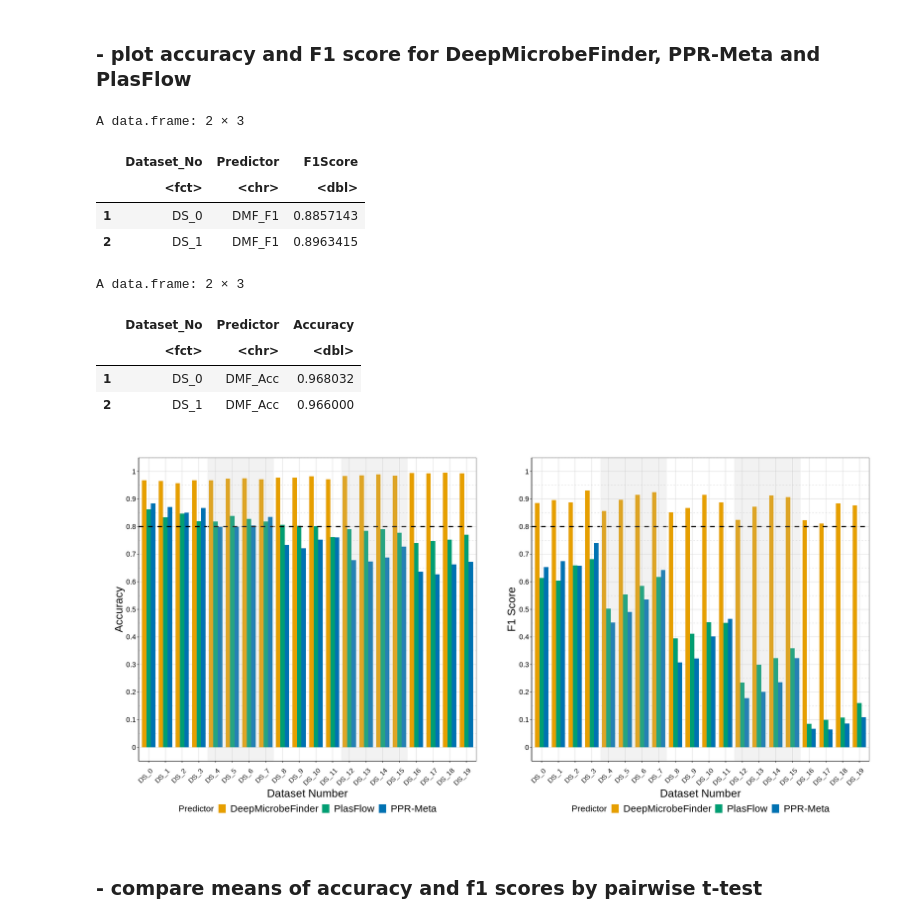
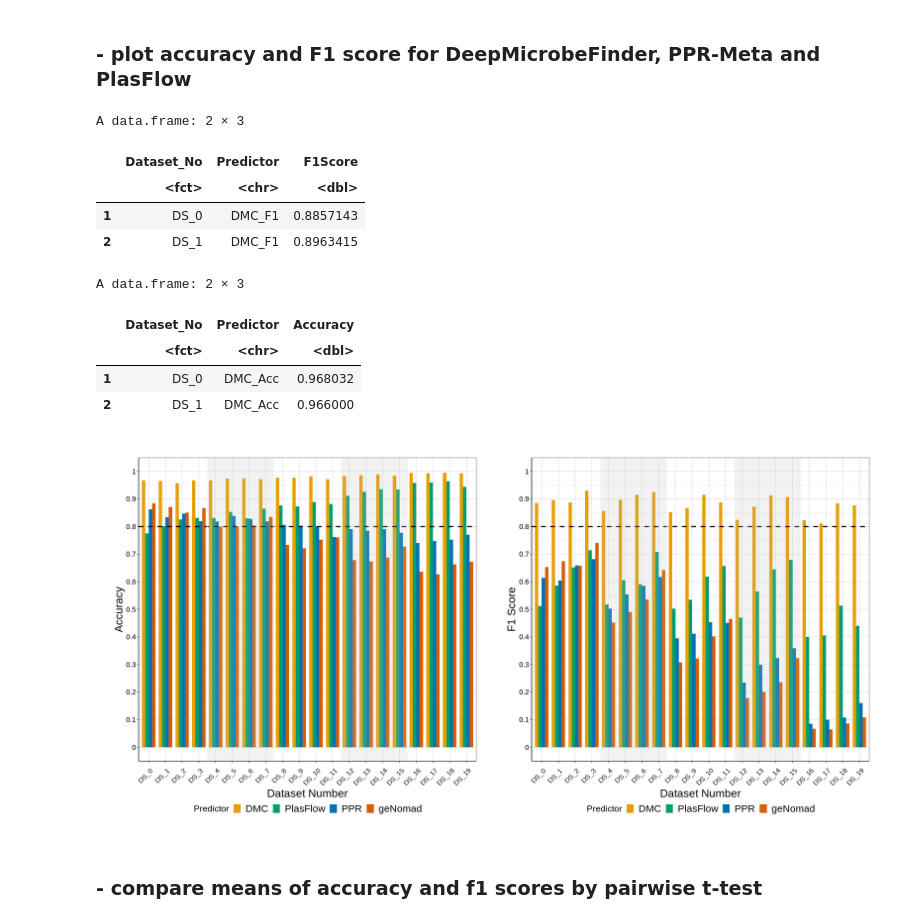
Before and after one commit to chengsly/DeepMicroClass, a Jupyter notebook: plot_figures/plot_acc_f1/Visualization_in_R.ipynb, the cells around one changed output. Saved outputs shown, nothing was run; the diff lists cells and outputs as text; code cells hidden in the pictures.

```diff
--- a/plot_figures/plot_acc_f1/Visualization_in_R.ipynb
+++ b/plot_figures/plot_acc_f1/Visualization_in_R.ipynb
@@ -54,11 +36,13 @@ df_whokaryote <- read.csv("../../perf_summary/whokaryote.csv", header = T)
 # Plasmid
 df_plasflow <- read.csv("../../perf_summary/plasflow.csv", header = T)
 df_ppr_plas <- read.csv("../../perf_summary/ppr_plasmid.csv", header = T)
+df_genomad_plas <- read.csv("../../perf_summary/genomad_plasmid.csv", header = T)
 
 # Prok Virus
 df_vibrant <- read.csv("../../perf_summary/vibrant.csv", header = T)
 df_ppr_vir <- read.csv("../../perf_summary/ppr_vir.csv", header = T)
 df_dvf <- read.csv("../../perf_summary/dvf.csv", header = T)
+df_genomad_vir <- read.csv("../../perf_summary/genomad_vir.csv", header = T)
 
 # Prok and Euk Virus
 df_virsorter <- read.csv("../../perf_summary/virsorter2.csv", header = T)
@@ -514,9 +506,13 @@ df_ppr_plas <- df_ppr_plas[match(dataset_order_names, df_ppr_plas$filename),]
 rownames(df_ppr_plas) <- seq(0, 19)
 head(df_ppr_plas, 2)
 
+# genomad Plasmid
+df_genomad_plas <- df_genomad_plas[match(dataset_order_names, df_genomad_plas$filename),]
+head(df_genomad_plas, 2)
+
 # merge DeepMicrobeFinder, PlasFlow and PPR-Meta
-plas_df <- cbind(df_dmf_plas[, c("f1_score", "accuracy")], df_plasflow_plas[, c("f1_score", "accuracy")], df_ppr_plas[, c("f1_score", "accuracy")])
-colnames(plas_df) <- c("DMF_F1", "DMF_Acc", "PlasFlow_F1", "PlasFlow_Acc", "PPR_F1", "PPR_Acc")
+plas_df <- cbind(df_dmf_plas[, c("f1_score", "accuracy")], df_plasflow_plas[, c("f1_score", "accuracy")], df_ppr_plas[, c("f1_score", "accuracy")], df_genomad_plas[, c("f1_score", "accuracy")])
+colnames(plas_df) <- c("DMC_F1", "DMC_Acc", "PlasFlow_F1", "PlasFlow_Acc", "PPR_F1", "PPR_Acc", "geNomad_F1", "geNomad_Acc")
 ds_order <- paste("DS", rownames(plas_df), sep = "_")
 plas_df$Dataset_No = factor(ds_order, levels=ds_order)
 head(plas_df, 2)
@@ -544,20 +545,26 @@ A data.frame: 2 × 7
 # %% [markdown]
 ### - plot accuracy and F1 score for DeepMicrobeFinder, PPR-Meta and PlasFlow
+# %%
+# Plasmid F1 Score
+plas_df_f1 <- plas_df %>%
+  select(Dataset_No, DMC_F1, PlasFlow_F1, PPR_F1, geNomad_F1) %>%
+  tidyr::gather(-Dataset_No, key = "Predictor", value = "F1Score")
+head(plas_df_f1, 2)
+
+# Plasmid Accuracy
+plas_df_acc <- plas_df %>%
+  select(Dataset_No, DMC_Acc, PlasFlow_Acc, PPR_Acc, geNomad_Acc) %>%
+  tidyr::gather(-Dataset_No, key = "Predictor", value = "Accuracy")
+head(plas_df_acc, 2)
 # %%
 options(repr.plot.width=20, repr.plot.height=10)
-
-# Plasmid F1 Score
-plas_df_f1 <- plas_df %>%
-  select(Dataset_No, DMF_F1, PlasFlow_F1, PPR_F1) %>%
-  tidyr::gather(-Dataset_No, key = "Predictor", value = "F1Score")
-head(plas_df_f1, 2)
 
 #blind_colors <- c("orange2", "green", "blue", "vermillion", "purple", "black")
 blind_colors <- c("#E69F00", "#009E73", "#0072B2", "#D55E00", "#CC79A7", "#000000")
 
 p_plas_f1 <- ggplot(data = plas_df_f1, aes(x=Dataset_No, y=F1Score, fill=Predictor)) +
   geom_bar(width=0.8, position = "dodge", stat="identity") +
-  scale_fill_manual(name = "Predictor", values=blind_colors, labels = c("DeepMicrobeFinder", "PlasFlow", "PPR-Meta")) +
+  scale_fill_manual(name = "Predictor", values=blind_colors, labels = c("DMC", "PlasFlow", "PPR", "geNomad")) +
   scale_y_continuous(breaks = seq(0, 1, 0.1), labels = seq(0,1,0.1)) +
   geom_hline(yintercept=0.8, linetype="dashed", size=1, color = "black") +
   labs(x="Dataset Number", y="F1 Score") +
@@ -580,16 +587,9 @@ p_plas_f1 <- ggplot(data = plas_df_f1, aes(x=Dataset_No, y=F1Score, fill=Predict
         legend.key.size = unit(1,"line"),
         plot.margin=unit(c(1,1,1,1),"cm"))
 
-
-# Plasmid Accuracy
-plas_df_acc <- plas_df %>%
-  select(Dataset_No, DMF_Acc, PlasFlow_Acc, PPR_Acc) %>%
-  tidyr::gather(-Dataset_No, key = "Predictor", value = "Accuracy")
-head(plas_df_acc, 2)
-
 p_plas_acc <- ggplot(data = plas_df_acc, aes(x=Dataset_No, y=Accuracy, fill=Predictor)) +
   geom_bar(width=0.8, position = "dodge", stat="identity") +
-  scale_fill_manual(name = "Predictor", values=blind_colors, labels = c("DeepMicrobeFinder", "PlasFlow", "PPR-Meta")) +
+  scale_fill_manual(name = "Predictor", values=blind_colors, labels = c("DMC", "PlasFlow", "PPR", "geNomad")) +
   scale_y_continuous(breaks = seq(0, 1, 0.1), labels = seq(0,1,0.1)) +
   geom_hline(yintercept=0.8, linetype="dashed", size=1, color = "black") +
   labs(x="Dataset Number", y="Accuracy") +
@@ -598,39 +598,40 @@ p_plas_acc <- ggplot(data = plas_df_acc, aes(x=Dataset_No, y=Accuracy, fill=Pred
   geom_rect(data=rects_2, mapping=aes(xmin=xmin, xmax=xmax, ymin = -Inf, ymax = Inf), fill="grey", color="white", alpha = 0.2, inherit.aes = FALSE) +
   theme(panel.background = element_blank(),
         axis.line = element_line(colour = "black"),
         text = element_text(size = 16),
         axis.title.x = element_text(size=20, color="black", vjust=-1),
         axis.title.y = element_text(size=20, color="black"),
         axis.text.x = element_text(angle = 45, hjust = 0.8, vjust=0.6, color="black"),
         axis.text.y = element_text(angle = 0, color="black"),
         panel.grid.minor.x = element_line(colour = "grey", size=0.2, linetype = 'dashed'),
         panel.grid.major.x = element_line(colour = "grey", size=0.2),
         panel.grid.minor.y = element_line(colour = "grey", size = 0.2, linetype = 'dashed'),
         panel.grid.major.y = element_line(colour = "grey", size=0.2),
         legend.position = "bottom",
         legend.text=element_text(size=18),
         legend.key.size = unit(1,"line"),
         plot.margin=unit(c(1,1,1,1),"cm"))
 
 p_plas_bar <- p_plas_acc + p_plas_f1
 p_plas_bar
 
-ggsave(filename="DMF_PlasFlow_PPR_Plas_comparison_barplot.svg", # useDingbats=FALSE,
+# ggsave(filename="DMC_PlasFlow_PPR_Plas_comparison_barplot.svg", # useDingbats=FALSE,
+ggsave(filename="DMC_PlasFlow_PPR_geNomad_Plas_comparison_barplot.pdf", useDingbats=FALSE,
        plot = last_plot(), path=res_dir,
        scale = 1, width = 400, height = 200, units = "mm",
        dpi = 300, limitsize = FALSE)
 # %% [output]
 A data.frame: 2 × 3
 |  | Dataset_No | Predictor | F1Score |
 |  | <fct> | <chr> | <dbl> |
-| 1 | DS_0 | DMF_F1 | 0.8857143 |
-| 2 | DS_1 | DMF_F1 | 0.8963415 |
+| 1 | DS_0 | DMC_F1 | 0.8857143 |
+| 2 | DS_1 | DMC_F1 | 0.8963415 |
 A data.frame: 2 × 3
 |  | Dataset_No | Predictor | Accuracy |
 |  | <fct> | <chr> | <dbl> |
-| 1 | DS_0 | DMF_Acc | 0.968032 |
-| 2 | DS_1 | DMF_Acc | 0.966000 |
+| 1 | DS_0 | DMC_Acc | 0.968032 |
+| 2 | DS_1 | DMC_Acc | 0.966000 |
-[figure, old version]
+[figure, new version]
 # %% [markdown]
 ### - compare means of accuracy and f1 scores by pairwise t-test
 # %% [markdown]
```
Also changed, not shown: parts of 22 cells of this notebook, 1 other file.
